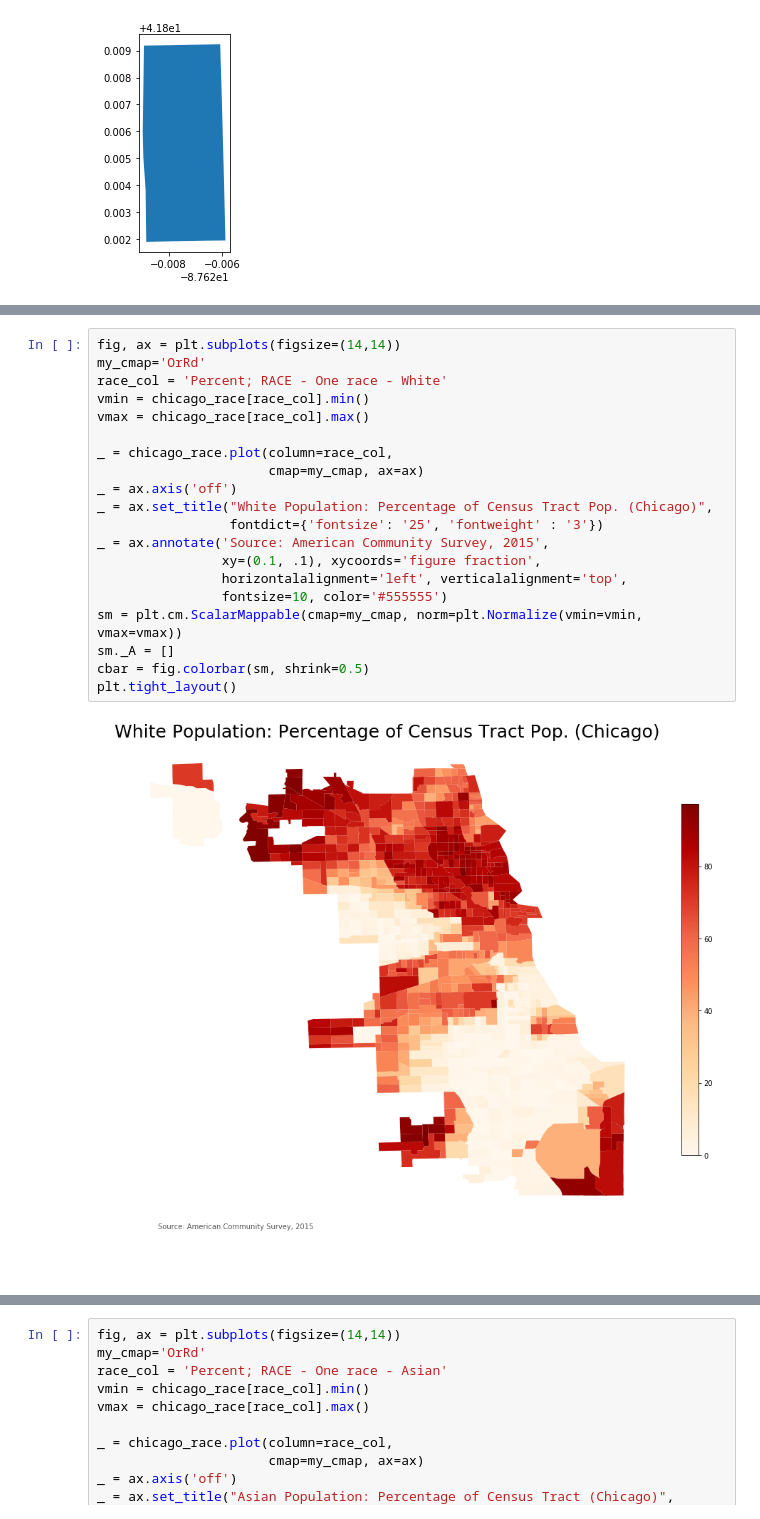
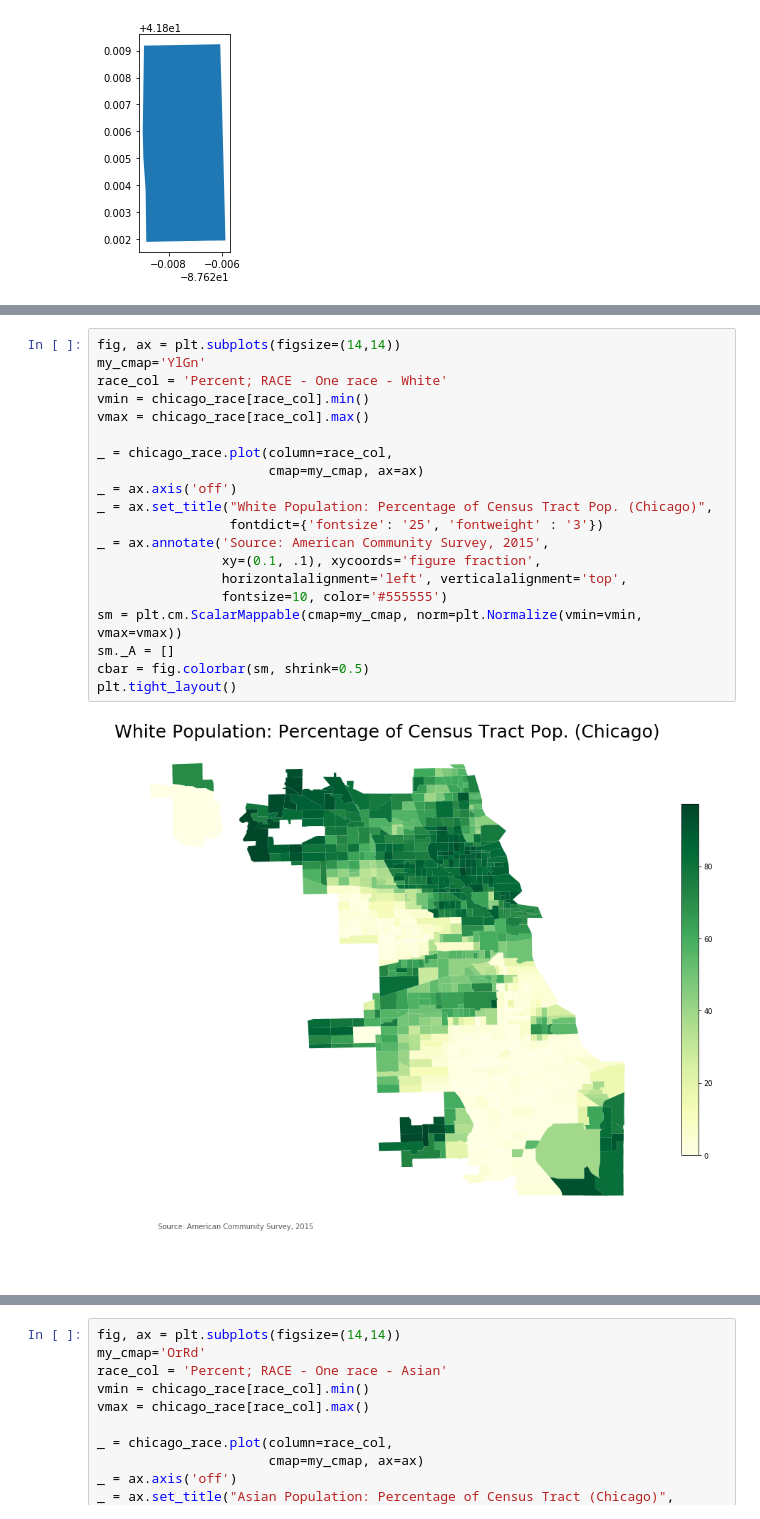
Before and after one commit to MattTriano/personal_site_public, a Jupyter notebook: Making_Choropleths_From_ACS_data.ipynb, the cells around one changed output, grey strips where cells are left out. Saved outputs shown, nothing was run; the diff lists cells and outputs as text.

```diff
--- a/Making_Choropleths_From_ACS_data.ipynb
+++ b/Making_Choropleths_From_ACS_data.ipynb
@@ -187,24 +215,24 @@ chicago_race.head()
 # %%
 fig, ax = plt.subplots(figsize=(14,14))
-my_cmap='OrRd'
+my_cmap='YlGn'
 race_col = 'Percent; RACE - One race - White'
 vmin = chicago_race[race_col].min()
 vmax = chicago_race[race_col].max()
 
 _ = chicago_race.plot(column=race_col,
                       cmap=my_cmap, ax=ax)
 _ = ax.axis('off')
 _ = ax.set_title("White Population: Percentage of Census Tract Pop. (Chicago)",
                  fontdict={'fontsize': '25', 'fontweight' : '3'})
 _ = ax.annotate('Source: American Community Survey, 2015',
                 xy=(0.1, .1), xycoords='figure fraction',
                 horizontalalignment='left', verticalalignment='top',
                 fontsize=10, color='#555555')
 sm = plt.cm.ScalarMappable(cmap=my_cmap, norm=plt.Normalize(vmin=vmin, vmax=vmax))
 sm._A = []
 cbar = fig.colorbar(sm, shrink=0.5)
 plt.tight_layout()
 # %% [output]
-[figure, old version]
+[figure, new version]
 # %%
 fig, ax = plt.subplots(figsize=(14,14))
```
Also changed, not shown: parts of 17 cells of this notebook.
